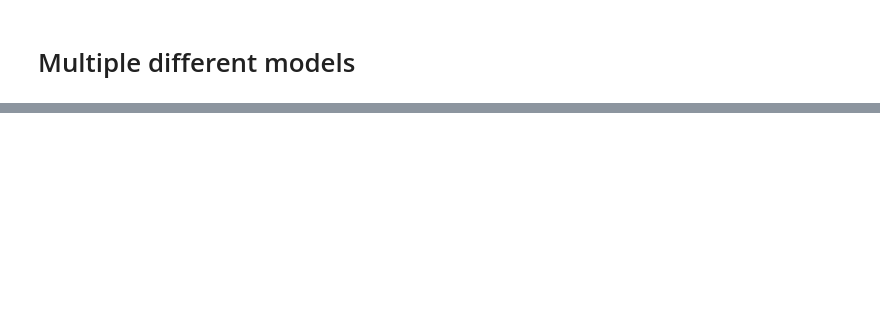
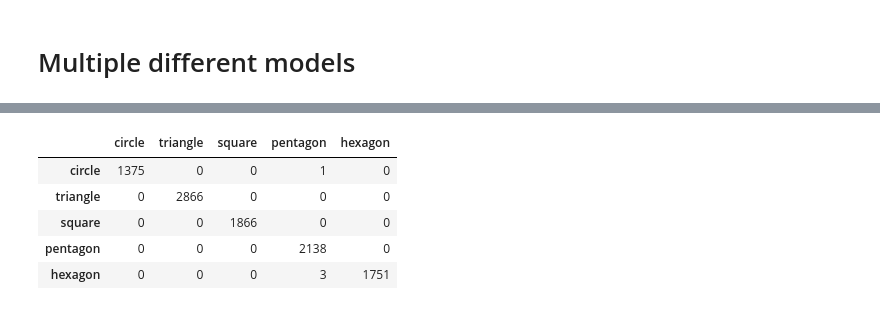
Before and after one commit to Vytazet/Flatland_project, a Jupyter notebook: FlatlandThing.ipynb, the cells around one changed output, grey strips where cells are left out. Cells and saved outputs as stored; diff of their text form; code cells hidden in the pictures; blank space fills up the shorter version.

```diff
--- a/FlatlandThing.ipynb
+++ b/FlatlandThing.ipynb
@@ -74,13 +73,13 @@ def create_model():
   model.add(BatchNormalization())
   model.add(Activation("tanh"))
 
-  model.add(AveragePooling2D(pool_size=(2, 2), strides=2))
+  model.add(MaxPooling2D(pool_size=(2, 2), strides=2))
 
   model.add(Conv2D(16, kernel_size=(5, 5)))
   model.add(BatchNormalization())
   model.add(Activation("tanh"))
 
-  model.add(AveragePooling2D(pool_size=(2, 2), strides=2))
+  model.add(MaxPooling2D(pool_size=(2, 2), strides=2))
 
   model.add(Conv2D(120, kernel_size=(5, 5)))
   model.add(BatchNormalization())
@@ -88,6 +87,7 @@ def create_model():
 
   model.add(BatchNormalization())
 
+  # Dense layers
   model.add(Flatten())
   model.add(Dense(84, activation="tanh"))
   model.add(keras.layers.Dropout(0.4))
@@ -282,0 +274,10 @@ failures.shape
+# %%
+names = ['circle', 'triangle', 'square', 'pentagon', 'hexagon']
+pd.DataFrame(confusion_matrix(y_true, pred), index=names, columns=names).style.background_gradient(axis=None)
+# %% [output]
+|  | circle | triangle | square | pentagon | hexagon |
+| circle | 1375 | 0 | 0 | 1 | 0 |
+| triangle | 0 | 2866 | 0 | 0 | 0 |
+| square | 0 | 0 | 1866 | 0 | 0 |
+| pentagon | 0 | 0 | 0 | 2138 | 0 |
+| hexagon | 0 | 0 | 0 | 3 | 1751 |
```
Also changed, not shown: parts of 36 cells of this notebook.
